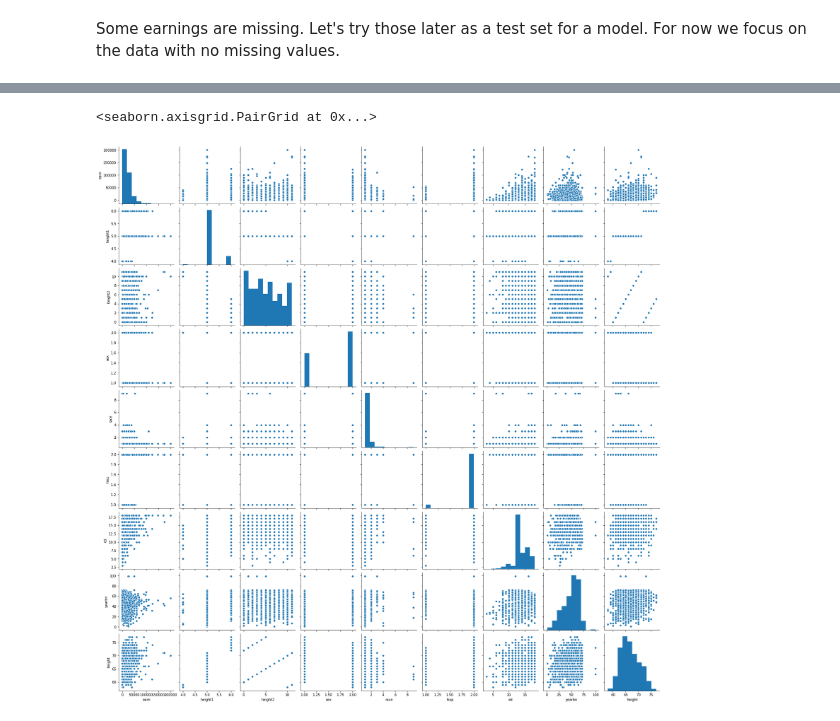
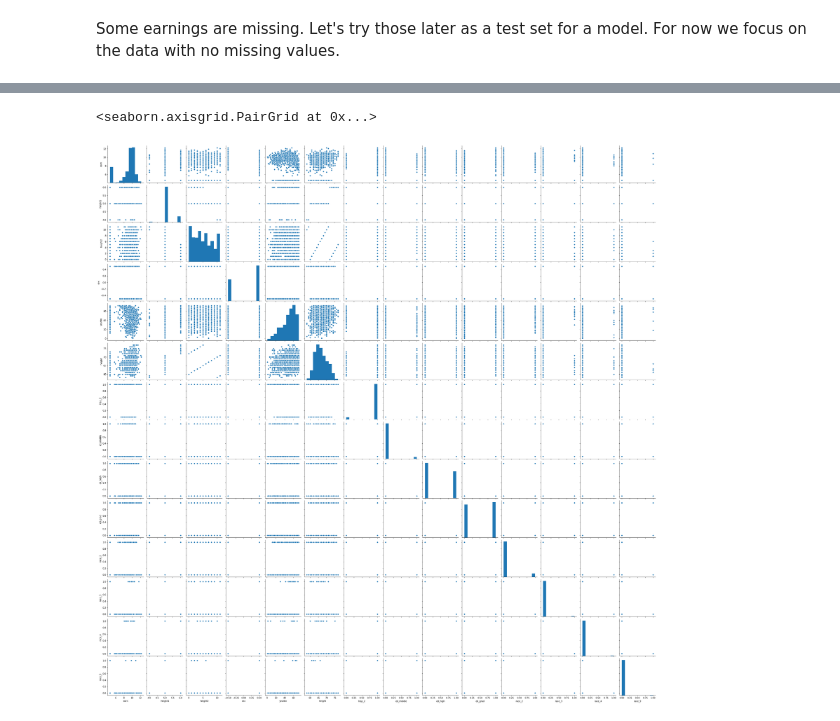
Before and after one commit to jezzarax/arm_book_exercises, a Jupyter notebook: ex42.ipynb, the cells around one changed output, grey strips where cells are left out. Cells and saved outputs as stored; diff of their text form; code cells hidden in the pictures.

```diff
--- a/ex42.ipynb
+++ b/ex42.ipynb
@@ -44,0 +55,18 @@ earnings_df_clean = earnings_df[~earnings_df.isna().any(axis="columns")]
+# %%
+earn_eps = earnings_df.query("earn > 0").earn.min() / 2
+earnings_df_clean = earnings_df[
+    (~earnings_df.isna().any(axis="columns")) &
+    (earnings_df.yearbn != 99) &
+    (earnings_df.ed < 98)
+].assign(
+    earn=lambda x: np.log(x.earn + earn_eps),
+    sex=lambda x: x.sex - (x.sex.max() + x.sex.min()) / 2,
+    ed_labels=lambda x: pd.cut(x.ed, [0,4,10,13,20], include_lowest=True, right=False, labels=['elementary', 'middle', 'high', 'grad'])
+)
+
+earnings_df_concat = pd.concat([
+    earnings_df_clean,
+    pd.get_dummies(earnings_df_clean.hisp, prefix="hisp", drop_first=True),
+    pd.get_dummies(earnings_df_clean.ed_labels, prefix="ed", drop_first=True),
+    pd.get_dummies(earnings_df_clean.race, prefix="race", drop_first=True)
+], axis="columns").drop(columns=["race", "hisp", "ed", "ed_labels"])
@@ -45,7 +107,7 @@ earnings_df_clean = earnings_df[~earnings_df.isna().any(axis="columns")]
 # %%
-sns.pairplot(earnings_df_clean)
+sns.pairplot(earnings_df_concat)
 # %% [output]
 <seaborn.axisgrid.PairGrid at 0x...>
-[figure, old version]
+[figure, new version]
 # %%
 cmap=sns.diverging_palette(5, 250, as_cmap=True)
```
Also changed, not shown: parts of 18 cells of this notebook, 2 other files.
